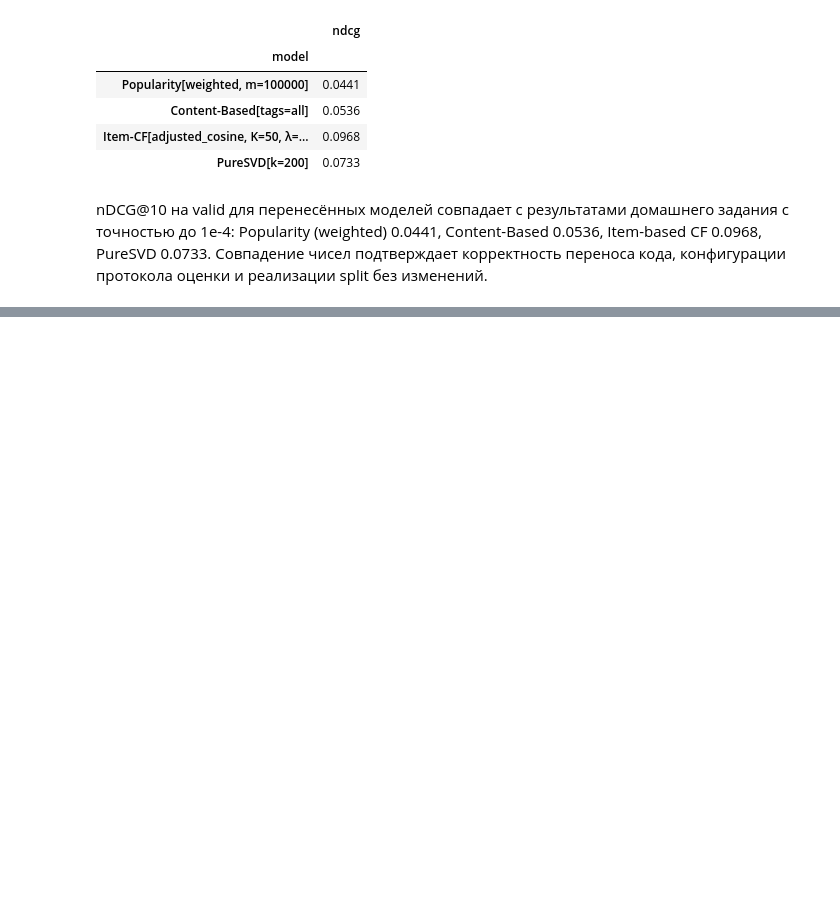
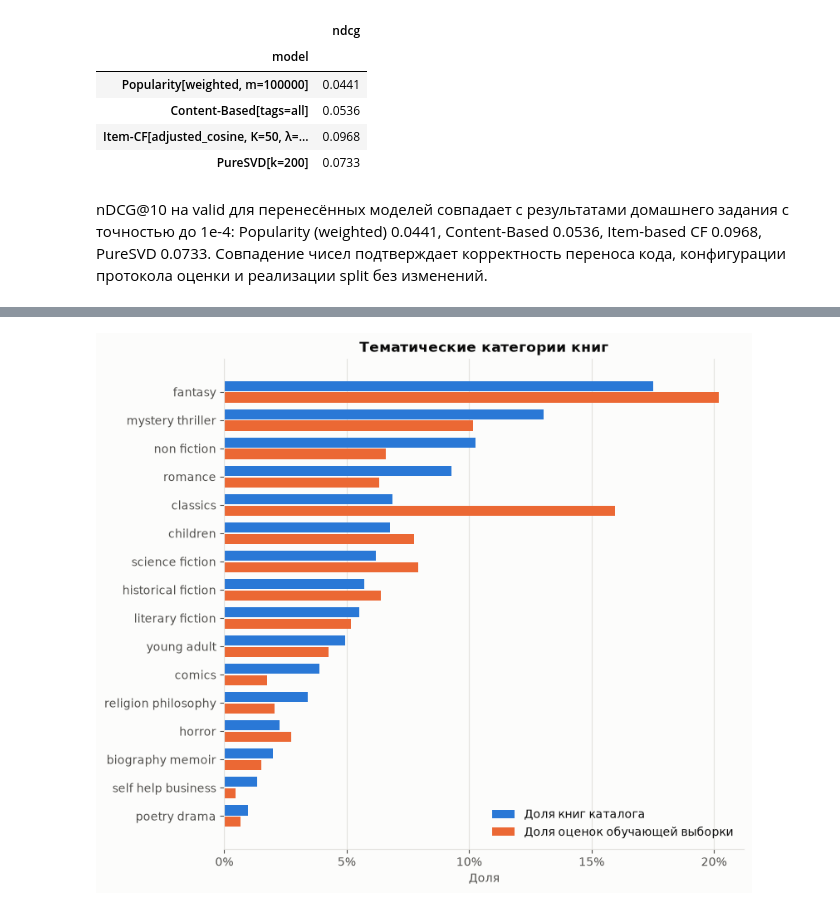
Before and after one commit to a-kapset/Rec_Systems_Session_Project, a Jupyter notebook: notebooks/hybrid_recsys.ipynb, the cells around one changed output, grey strips where cells are left out. Drawn from its saved outputs; the diff is of its cells as text; code cells hidden in the pictures; blank space fills up the shorter version.

```diff
--- a/notebooks/hybrid_recsys.ipynb
+++ b/notebooks/hybrid_recsys.ipynb
@@ -69,0 +76,15 @@ nDCG@10 на valid для перенесённых моделей совпада
+# %%
+from recsys import features, plots
+
+plots.set_style()
+categories = features.book_categories(book_tags)
+category_shares = pd.DataFrame(
+    {
+        "n_books": categories.value_counts(sort=False),
+        "books": categories.value_counts(normalize=True, sort=False),
+        "ratings": train_inner["book_id"].map(categories).value_counts(normalize=True, sort=False),
+    }
+).sort_values("books", ascending=False)
+covered = (categories != config.CATEGORY_OTHER).mean()
+print(f"Доля книг с категорией, отличной от other: {covered:.1%}")
+category_shares
@@ -69,0 +111,5 @@ nDCG@10 на valid для перенесённых моделей совпада
+# %%
+fig = plots.plot_category_shares(category_shares[category_shares["n_books"] > 0])
+plots.save_figure(fig, "book_categories");
+# %% [output]
+[figure, added]
```
Also changed, not shown: parts of 20 cells of this notebook, 7 other files.
